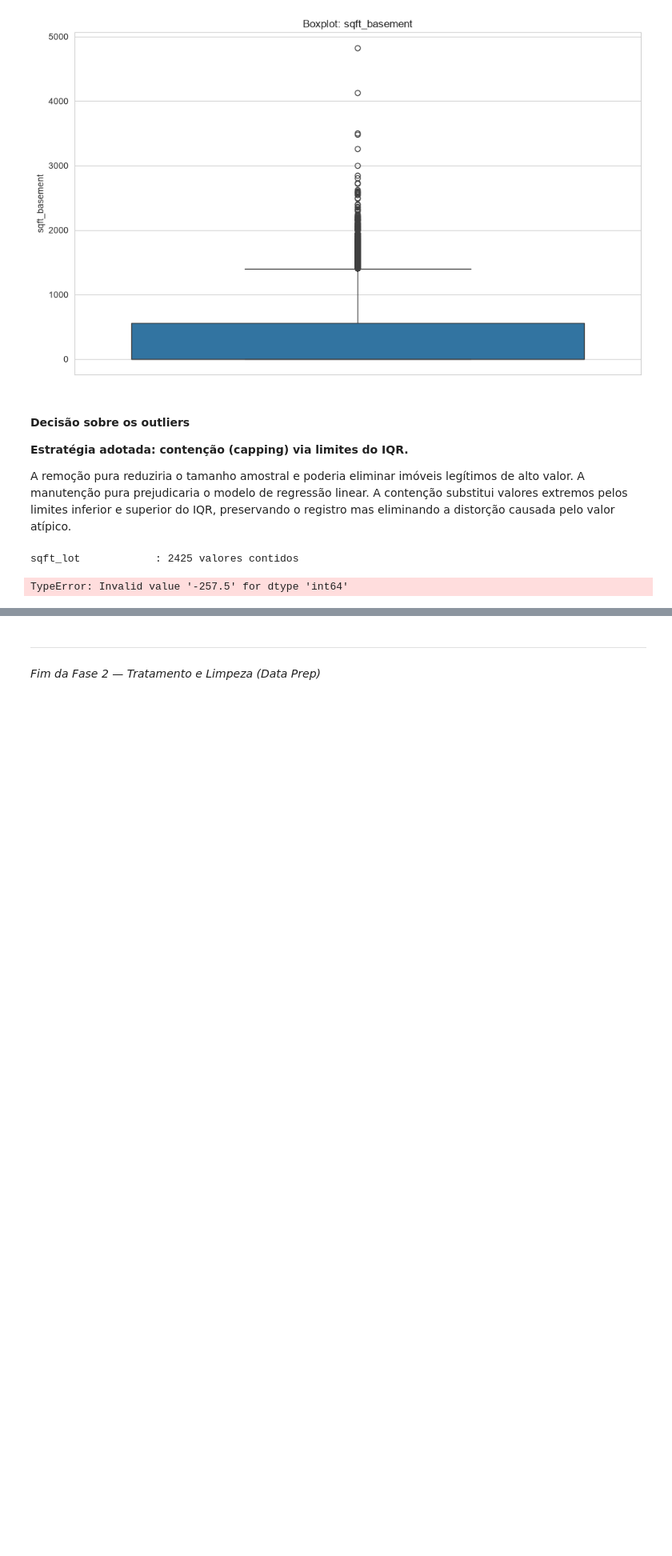
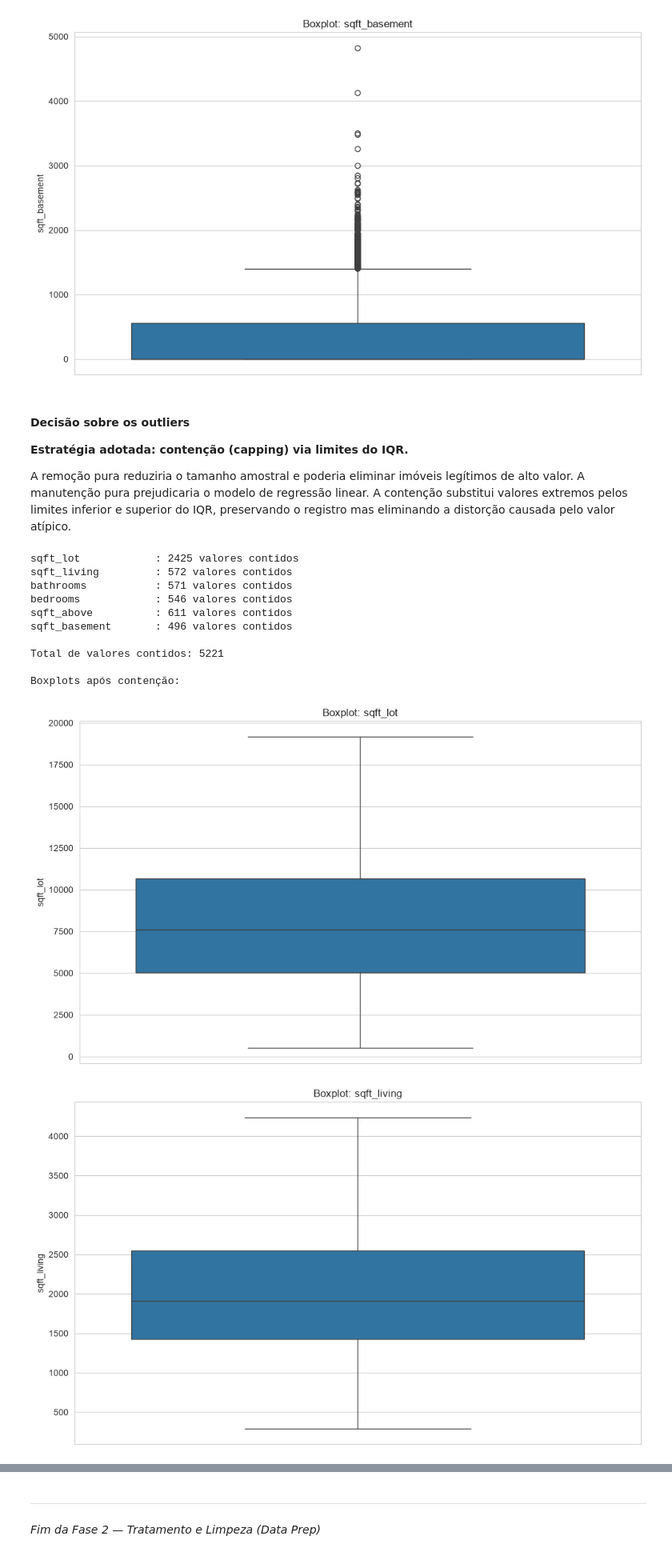
Before and after one commit to robertosim/projeto_avaliativo_analise_preditiva_sctec, a Jupyter notebook: notebooks/principal.ipynb, the cells around one changed output, grey strips where cells are left out. Shown at 80% size. Saved outputs shown, nothing was run; the diff lists cells and outputs as text; code cells hidden in the pictures; blank space fills up the shorter version.

```diff
--- a/notebooks/principal.ipynb
+++ b/notebooks/principal.ipynb
@@ -303,11 +307,27 @@ A remoção pura reduziria o tamanho amostral e poderia eliminar imóveis legít
 # %%
 # Aplicando contenção (capping) nos outliers
 total_contidos = 0
 for col in variaveis_analisar:
     n = conter_outliers(df, col)
     total_contidos += n
     print(f"{col:20s}: {n} valores contidos")
 print(f"\nTotal de valores contidos: {total_contidos}")
+
+# Boxplots após contenção
+print("\nBoxplots após contenção:")
+for col in variaveis_analisar:
+    plot_boxplot(df, col)
+    plt.show()
 # %% [output]
 sqft_lot            : 2425 valores contidos
+sqft_living         : 572 valores contidos
+bathrooms           : 571 valores contidos
+bedrooms            : 546 valores contidos
+sqft_above          : 611 valores contidos
+sqft_basement       : 496 valores contidos
+
+Total de valores contidos: 5221
+
+Boxplots após contenção:
-TypeError: Invalid value '-257.5' for dtype 'int64'
+[figure, added]
+[figure, added]
```
Also changed, not shown: parts of 4 cells of this notebook, 3 other files.
